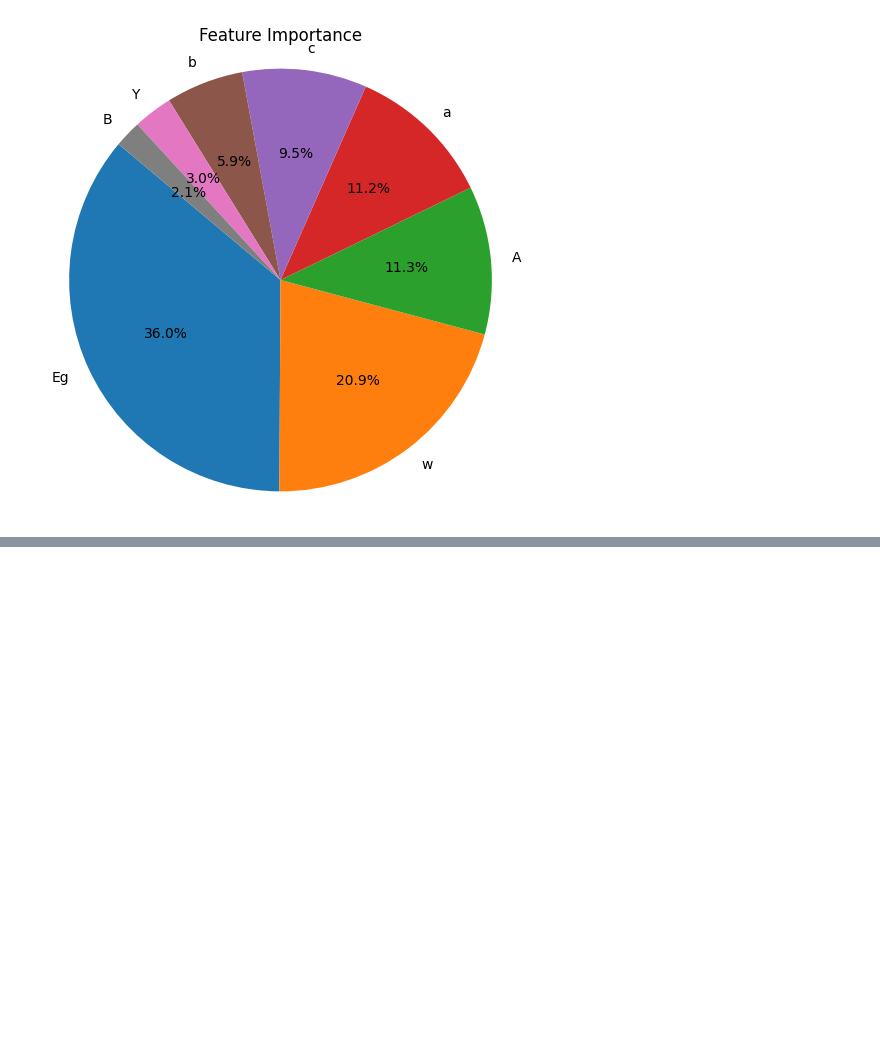
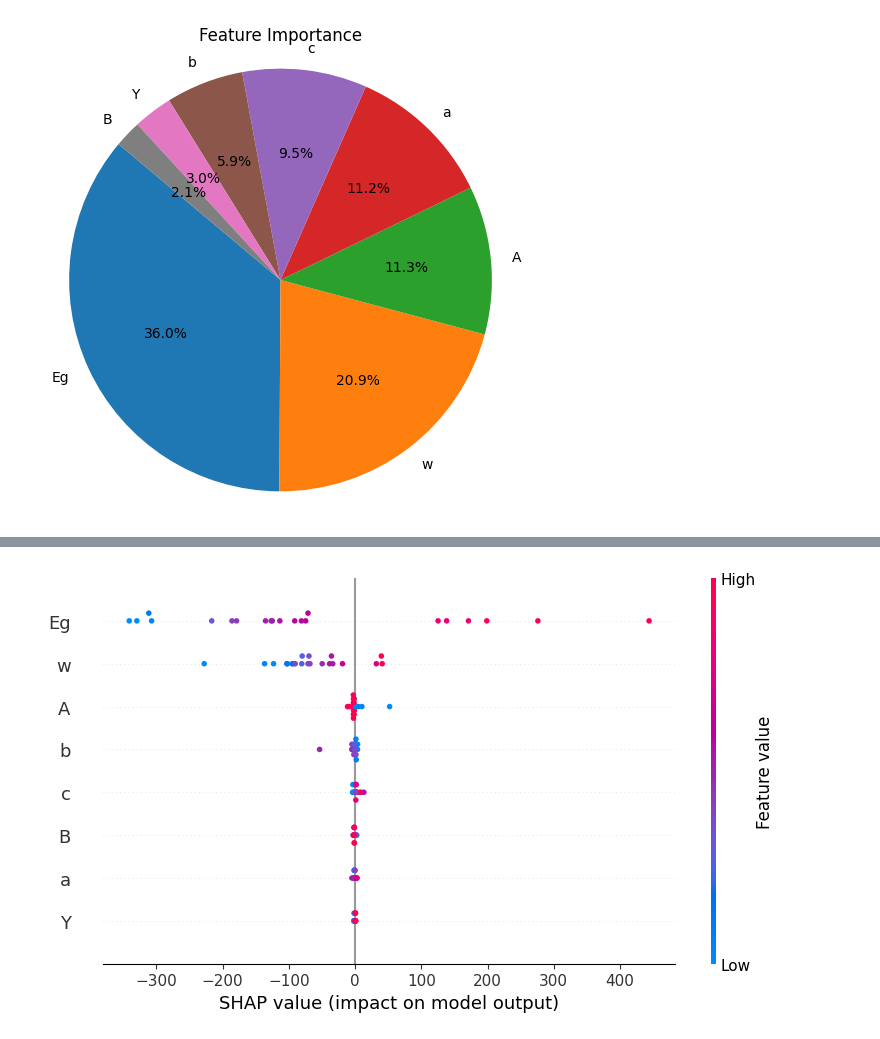
Before and after one commit to mahima124/githubtest, a Jupyter notebook: perov.ipynb, the cells around one changed output, grey strips where cells are left out. Drawn from its saved outputs; the diff is of its cells as text; code cells hidden in the pictures; blank space fills up the shorter version.

```diff
--- a/perov.ipynb
+++ b/perov.ipynb
@@ -167,3 +167,14 @@ plt.title('Feature Importance')
 plt.show()
 # %% [output]
 [figure]
+# %%
+from sklearn.metrics import accuracy_score
+from sklearn.inspection import permutation_importance
+
+# Fit your XGBoost model
+xgb_model = xgb.XGBRegressor()
+xgb_model.fit(X_train, y_train)
+
+# Calculate permutation feature importance
+perm_importance = permutation_importance(xgb_model, X_test, y_test, n_repeats=30, random_state=42)
+perm_importance
@@ -169,0 +211,13 @@ plt.show()
+# %%
+!pip install shap
+import shap
+
+# Create a Shapley explainer
+explainer = shap.Explainer(xgb_model)
+
+# Get Shapley values for a specific prediction or summary Shapley values
+shap_values = explainer(X_test)
+
+# Visualize the Shapley values using summary plots
+shap.summary_plot(shap_values, X_test)
+# %% [output]
@@ -169,0 +242 @@ plt.show()
+[figure, added]
```
Also changed, not shown: parts of 3 cells of this notebook.
